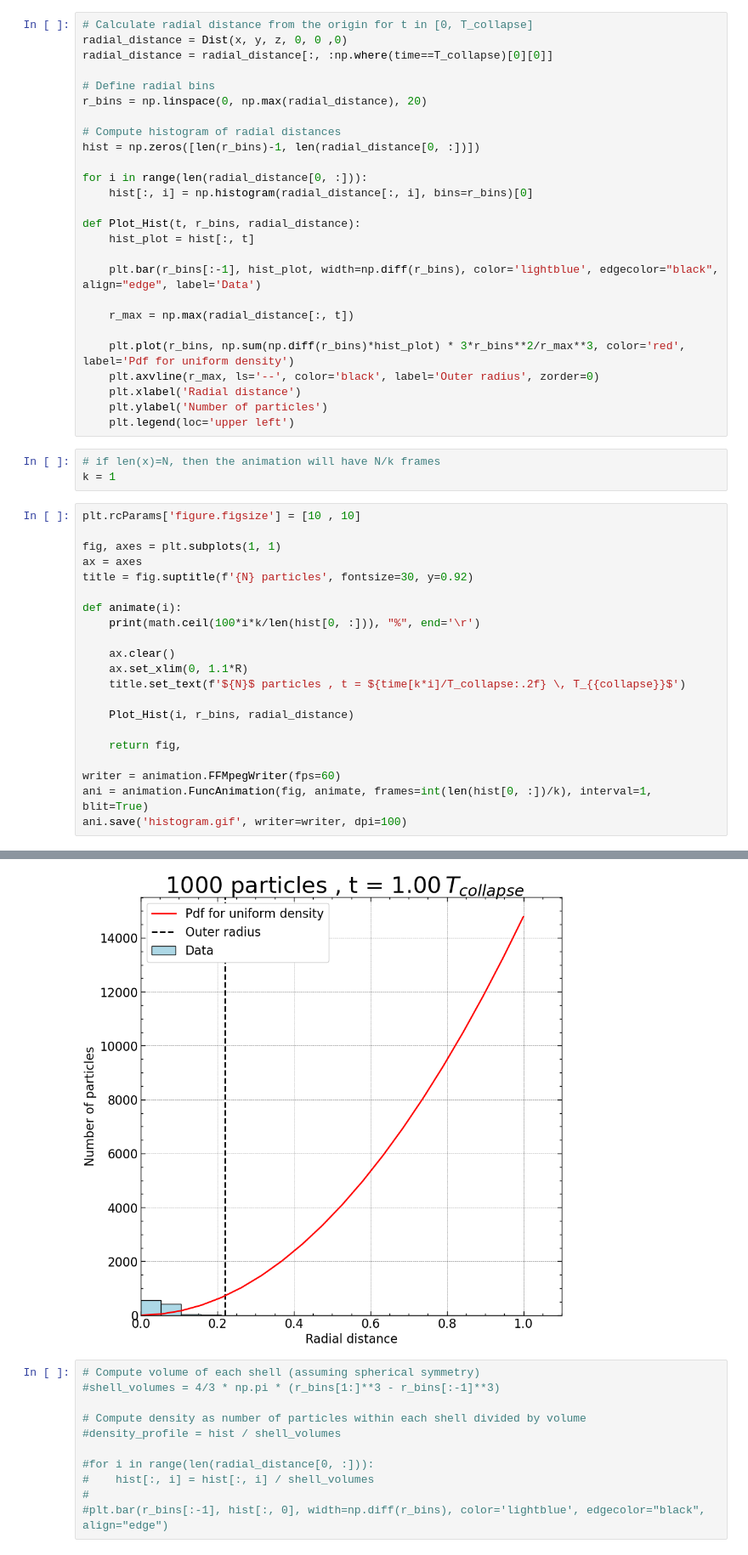
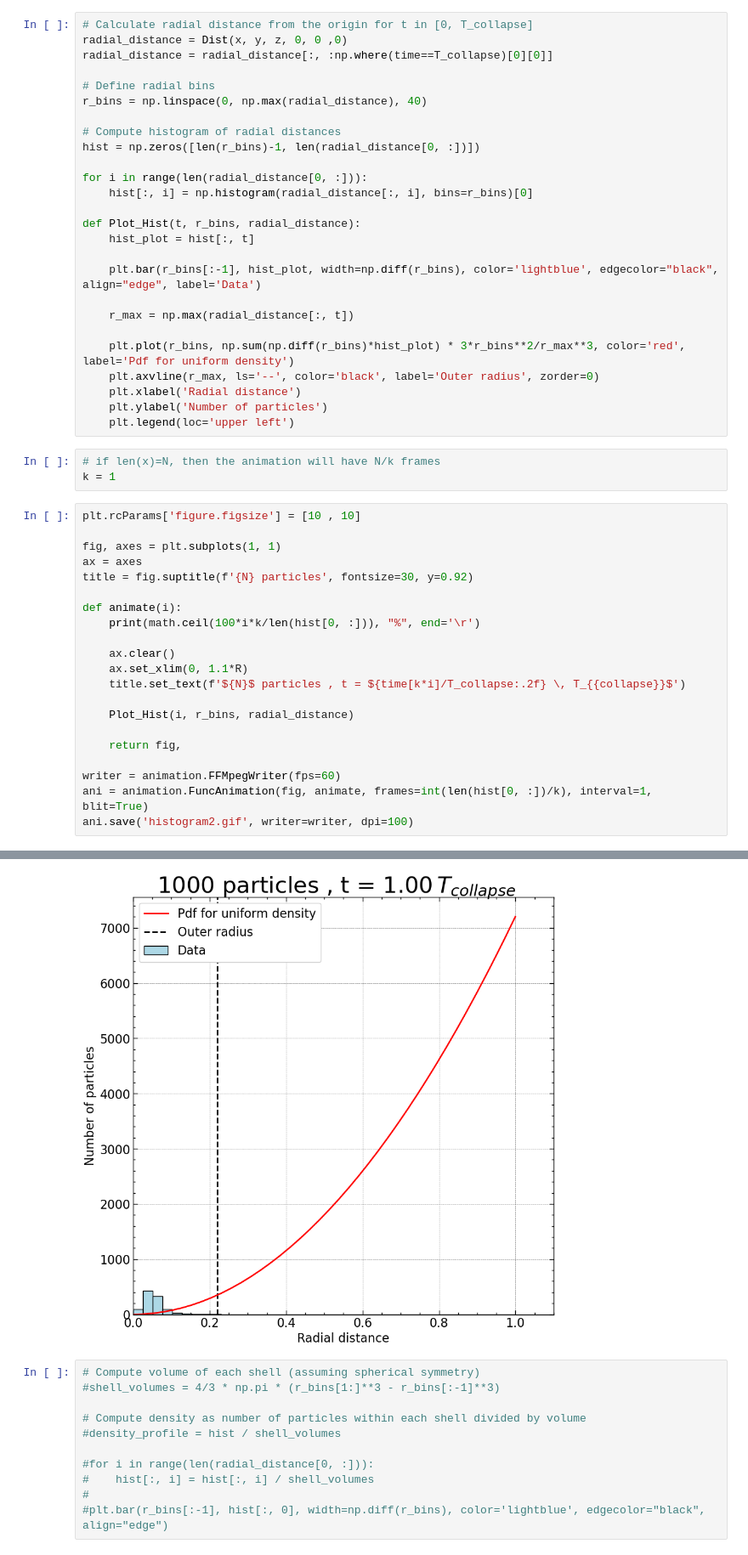
Before and after one commit to M-Bianchi/Dynamics_of_Stellar_Systems, a Jupyter notebook: nbody_sh1/sphere_plots.ipynb, the cells around one changed output, grey strips where cells are left out. Shown at 85% size. Cells and saved outputs as stored; diff of their text form.

```diff
--- a/nbody_sh1/sphere_plots.ipynb
+++ b/nbody_sh1/sphere_plots.ipynb
@@ -204,7 +204,7 @@ radial_distance = Dist(x, y, z, 0, 0 ,0)
 radial_distance = radial_distance[:, :np.where(time==T_collapse)[0][0]]
 
 # Define radial bins
-r_bins = np.linspace(0, np.max(radial_distance), 20)
+r_bins = np.linspace(0, np.max(radial_distance), 40)
 
 # Compute histogram of radial distances
 hist = np.zeros([len(r_bins)-1, len(radial_distance[0, :])])
@@ -230,27 +230,27 @@ k = 1
 # %%
 plt.rcParams['figure.figsize'] = [10 , 10]
 
 fig, axes = plt.subplots(1, 1)
 ax = axes
 title = fig.suptitle(f'{N} particles', fontsize=30, y=0.92)
 
 def animate(i):
     print(math.ceil(100*i*k/len(hist[0, :])), "%", end='\r')
 
     ax.clear()
     ax.set_xlim(0, 1.1*R)
     title.set_text(f'${N}$ particles , t = ${time[k*i]/T_collapse:.2f} \, T_{{collapse}}$')
 
     Plot_Hist(i, r_bins, radial_distance)
 
     return fig,
 
 writer = animation.FFMpegWriter(fps=60)
 ani = animation.FuncAnimation(fig, animate, frames=int(len(hist[0, :])/k), interval=1, blit=True)
-ani.save('histogram.gif', writer=writer, dpi=100)
+ani.save('histogram2.gif', writer=writer, dpi=100)
 # %% [output]
 100 %
-[figure, old version]
+[figure, new version]
 # %%
 # Compute volume of each shell (assuming spherical symmetry)
 #shell_volumes = 4/3 * np.pi * (r_bins[1:]**3 - r_bins[:-1]**3)
```
Also changed, not shown: 1 other file.
